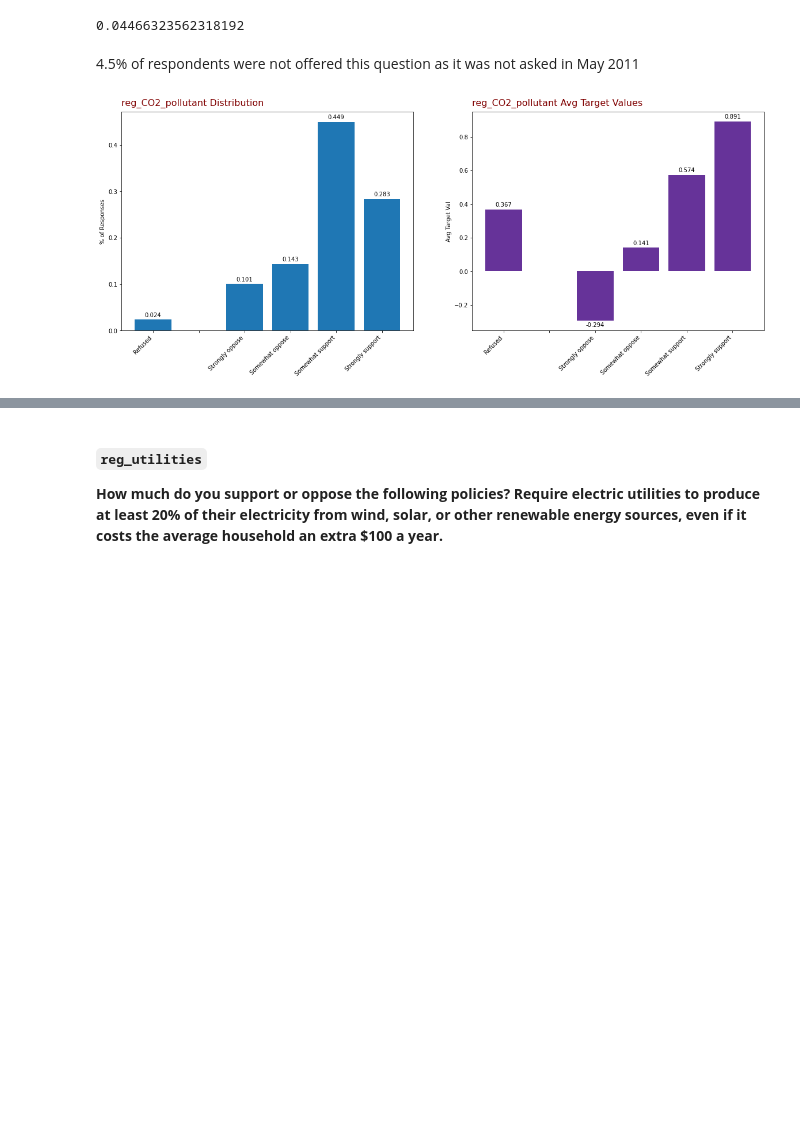
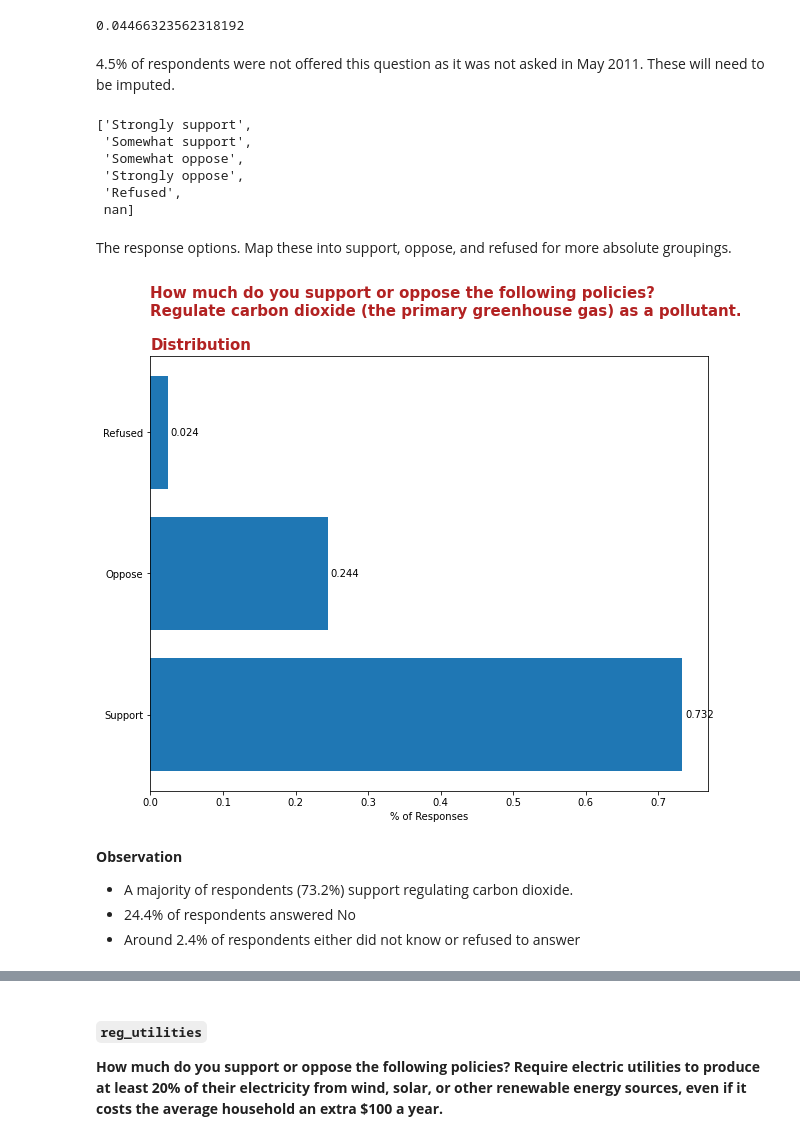
Before and after one commit to sabaiitj/Climate-Change-Survey, a Jupyter notebook: code/Larry EDA.ipynb, the cells around one changed output, grey strips where cells are left out. Drawn from its saved outputs; the diff is of its cells as text; code cells hidden in the pictures; blank space fills up the shorter version.

```diff
--- a/code/Larry EDA.ipynb
+++ b/code/Larry EDA.ipynb
@@ -6,4 +6,6 @@ import matplotlib.pyplot as plt
 import seaborn as sns
 # %%
 df = pd.read_spss('../data/CCAM SPSS Data 2008-2018.sav')
+df.to_csv('../data/CCAM SPSS Data 2008-2018.csv', index=False)
+df = pd.read_csv('../data/CCAM SPSS Data 2008-2018.csv')
 # %% [markdown]
@@ -11,6 +13,3 @@ df = pd.read_spss('../data/CCAM SPSS Data 2008-2018.sav')
-# %%
-df['target'] = [-1 if val == 'No' else 1 if val == 'Yes'
-                else 0 for val in df.happening]
 # %%
 df.happening.value_counts(normalize=True)
 # %% [output]
@@ -234,5 +260,16 @@ df.reg_CO2_pollutant.isnull().sum()/df.shape[0]
 # %% [output]
 0.04466323562318192
 # %% [markdown]
-4.5% of respondents were not offered this question as it was not asked in May 2011
+4.5% of respondents were not offered this question as it was not asked in May 2011. These will need to be imputed.
+# %%
+list(df.reg_CO2_pollutant.unique())
+# %% [output]
+['Strongly support',
+ 'Somewhat support',
+ 'Somewhat oppose',
+ 'Strongly oppose',
+ 'Refused',
+ nan]
+# %% [markdown]
+The response options. Map these into support, oppose, and refused for more absolute groupings.
 # %%
@@ -246,4 +283,11 @@ df.reg_CO2_pollutant = df.reg_CO2_pollutant.replace(
 # %%
-my_graph('reg_CO2_pollutant', ordinals)
+distgraph('reg_CO2_pollutant',
+          'How much do you support or oppose the following policies?\n'+\
+          'Regulate carbon dioxide (the primary greenhouse gas) as a pollutant.')
 # %% [output]
-[figure, old version]
+[figure, new version]
+# %% [markdown]
+**Observation**
+  *  A majority of respondents (73.2%) support regulating carbon dioxide.
+  *  24.4% of respondents answered No
+  *  Around 2.4% of respondents either did not know or refused to answer
```
Also changed, not shown: parts of 78 cells of this notebook.
